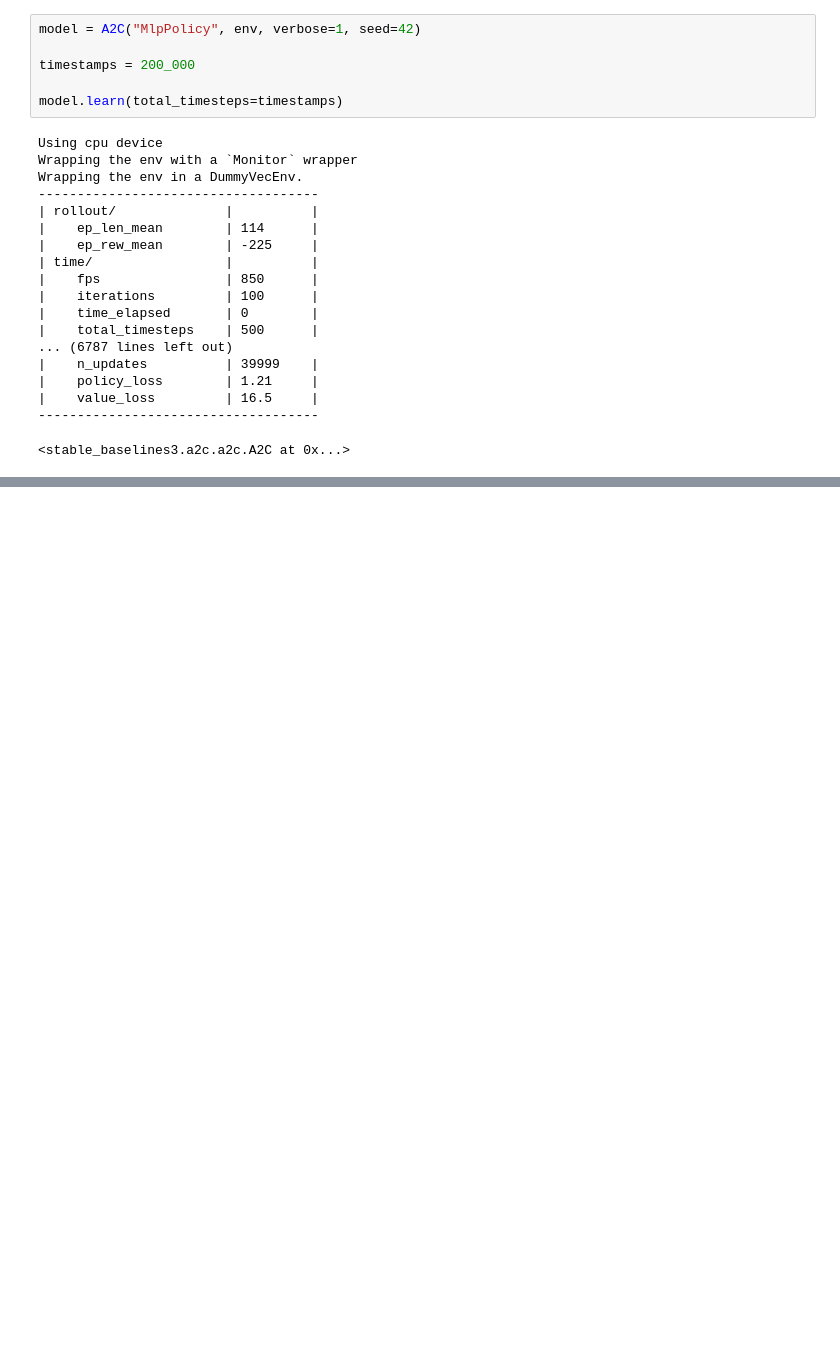
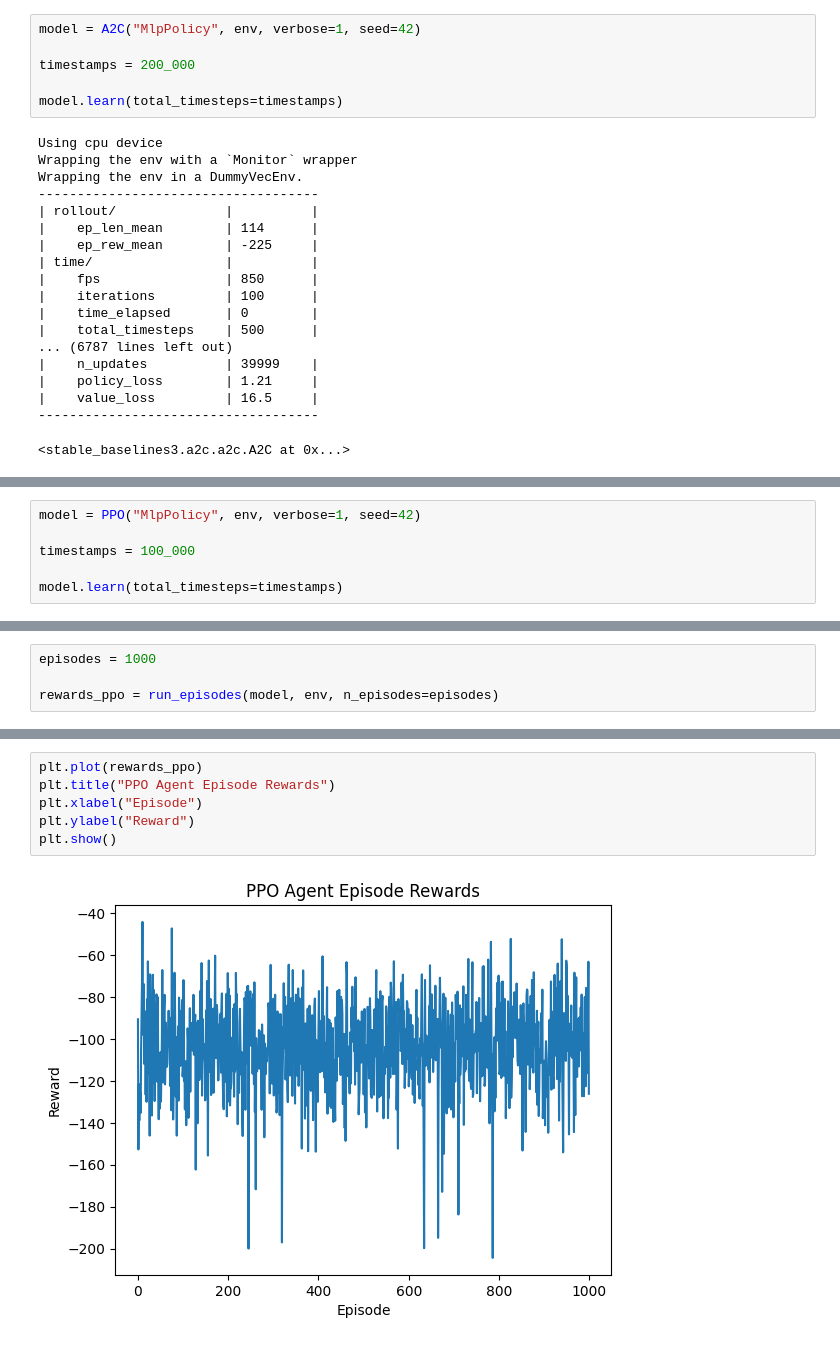
Before and after one commit to MGN19/Reinforcement-learning, a Jupyter notebook: Lunar Lander.ipynb, the cells around one changed output, grey strips where cells are left out. Saved outputs shown, nothing was run; the diff lists cells and outputs as text; blank space fills up the shorter version.

```diff
--- a/Lunar Lander.ipynb
+++ b/Lunar Lander.ipynb
@@ -230,0 +235,6 @@ plt.show()
+# %%
+model = PPO("MlpPolicy", env, verbose=1, seed=42)
+
+timestamps = 100_000
+
+model.learn(total_timesteps=timestamps)
@@ -230,0 +260,4 @@ plt.show()
+# %%
+episodes = 1000
+
+rewards_ppo = run_episodes(model, env, n_episodes=episodes)
@@ -230,0 +282,8 @@ plt.show()
+# %%
+plt.plot(rewards_ppo)
+plt.title("PPO Agent Episode Rewards")
+plt.xlabel("Episode")
+plt.ylabel("Reward")
+plt.show()
+# %% [output]
+[figure, added]
```
Also changed, not shown: parts of 8 cells of this notebook.
